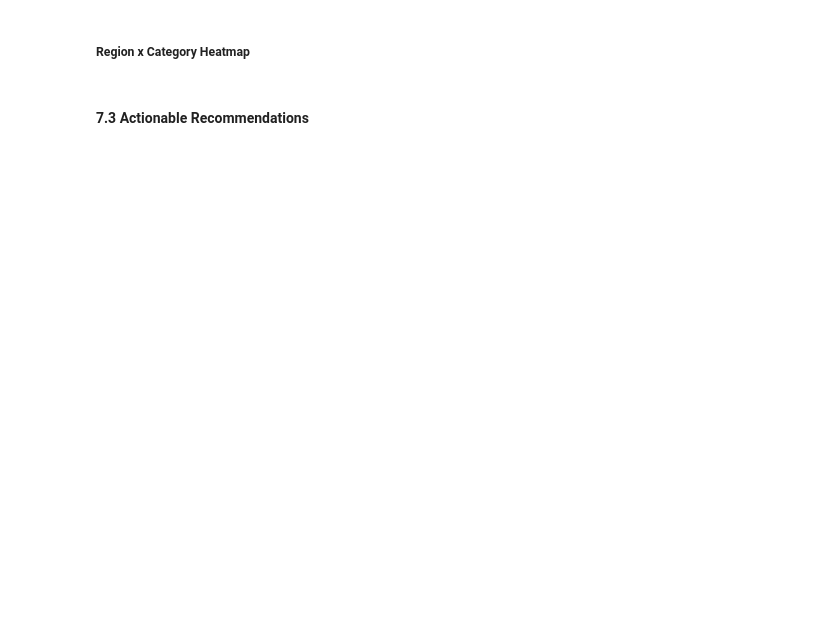
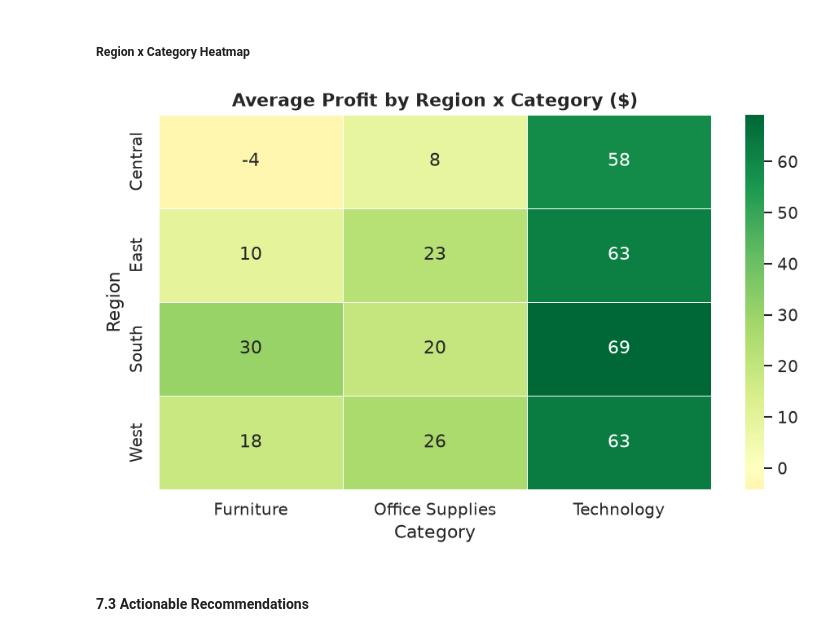
Before and after one commit to raymakoko/superstore_data_set-_analyzer, a Jupyter notebook: notebook/superstore.ipynb, the cells around one changed output. Drawn from its saved outputs; the diff is of its cells as text; code cells hidden in the pictures; blank space fills up the shorter version.

```diff
--- a/notebook/superstore.ipynb
+++ b/notebook/superstore.ipynb
@@ -770,12 +780,14 @@ plt.show()
 # %%
 pivot = df.pivot_table(values="Profit", index="Region", columns="Category", aggfunc="mean")
 
 fig, ax = plt.subplots(figsize=(8,5))
-sns.heatmap(pivot, annot=True, fmt=".0f", cmap="RdY1Gn", center=0,
+sns.heatmap(pivot, annot=True, fmt=".0f", cmap="RdYlGn", center=0,
             linewidths=0.5, ax=ax, annot_kws={"size": 13})
 ax.set_title("Average Profit by Region x Category ($)", fontweight="bold")
 plt.tight_layout()
 plt.savefig("../reports/fig14_region_category_heatmap.png", bbox_inches="tight")
 plt.show()
+# %% [output]
+[figure, added]
 # %% [markdown]
 #### 7.3 Actionable Recommendations
```
Also changed, not shown: parts of 11 cells of this notebook, 12 other files.
